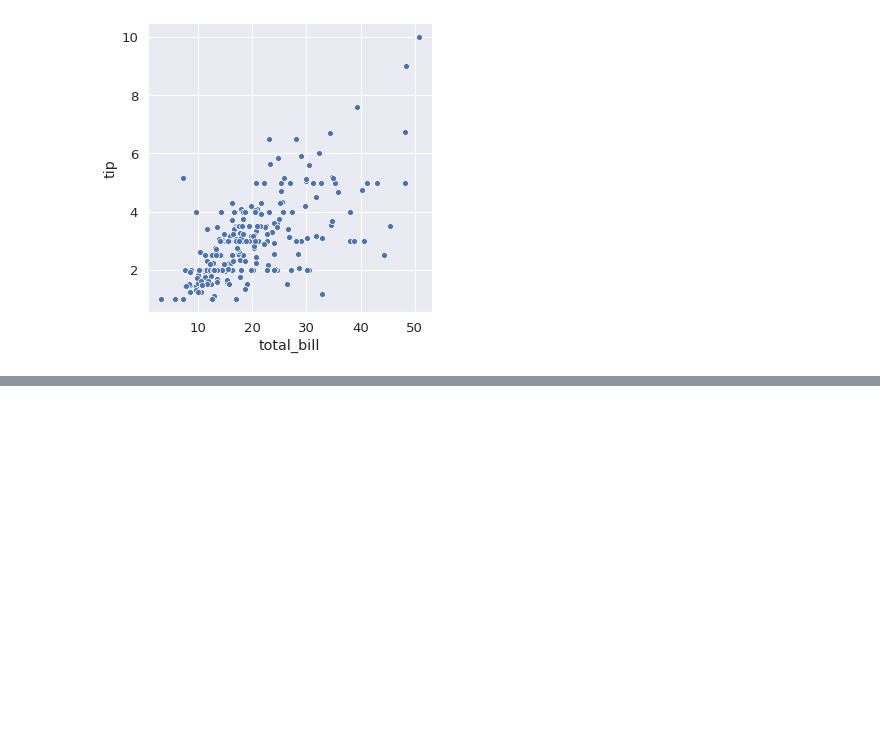
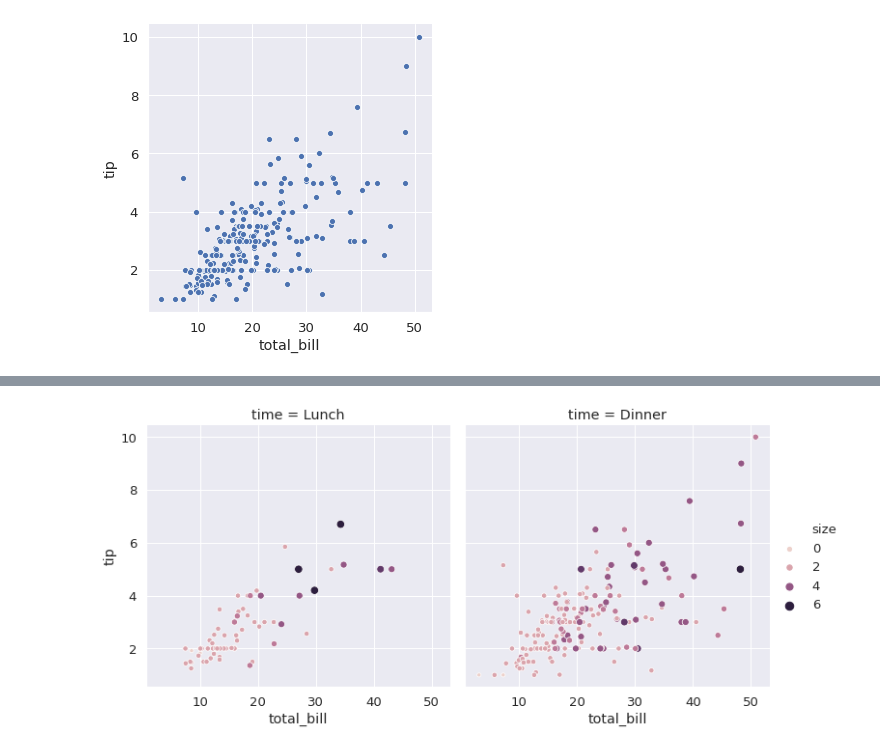
Before and after one commit to mietekdom/Data-Science, a Jupyter notebook: 01_knowledge/13_Wizualizacja_Bibloteka_Seaborn.ipynb, the cells around one changed output, grey strips where cells are left out. Cells and saved outputs as stored; diff of their text form; code cells hidden in the pictures; blank space fills up the shorter version.

```diff
--- a/01_knowledge/13_Wizualizacja_Bibloteka_Seaborn.ipynb
+++ b/01_knowledge/13_Wizualizacja_Bibloteka_Seaborn.ipynb
@@ -67,0 +78,4 @@ _ = sns.relplot(data=df, x='total_bill', y='tip')
+# %%
+_ = sns.relplot(data=df, x='total_bill', y='tip', size='size', hue='size', col='time') # time ozbite na dwie pory
+# %% [output]
+[figure, added]
```
Also changed, not shown: parts of 9 cells of this notebook.
